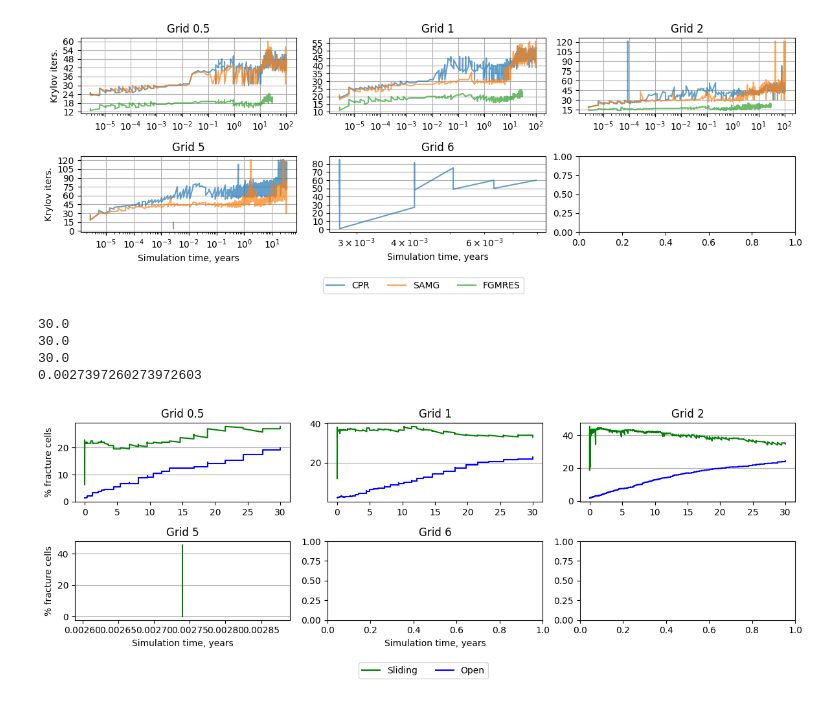
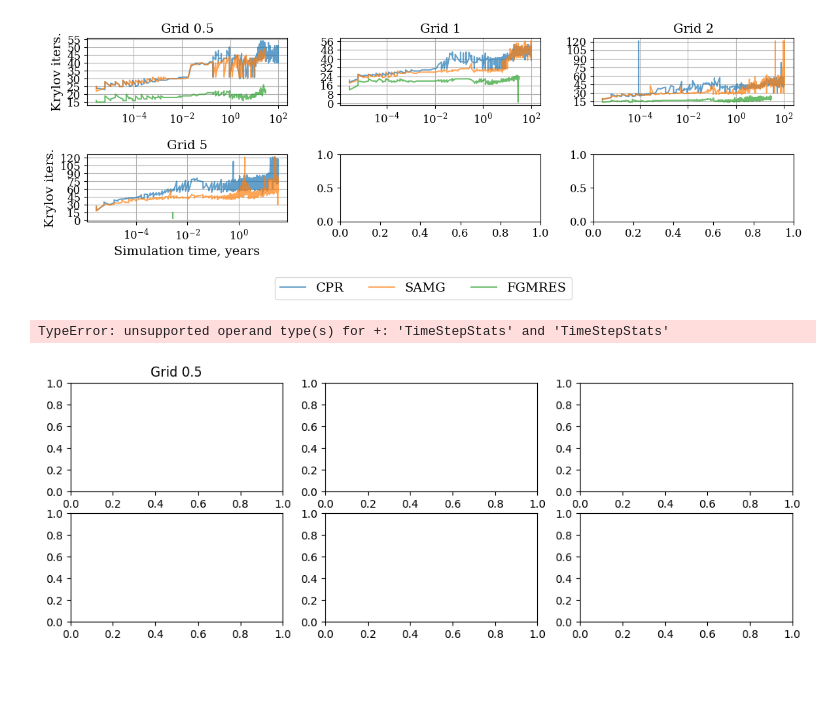
Before and after one commit to Yuriyzabegaev/FTHM-Solver, a Jupyter notebook: thermal/experiment_thermal_5_results.ipynb, the cells around one changed output. Cells and saved outputs as stored; diff of their text form; code cells hidden in the pictures.

```diff
--- a/thermal/experiment_thermal_5_results.ipynb
+++ b/thermal/experiment_thermal_5_results.ipynb
@@ -12,7 +105,7 @@ grids = [
     # 10,
     # 15,
     # 20,
-    0.5,1,2,5,6
+    0.5,1,2,5,
 ]
 
 data = {}
@@ -41,37 +134,43 @@ for i, g in enumerate(grids):
 shape = [2, 3]
 figsize = (12, 4)
 
 DAY = 3600 * 24
 YEAR = 365 * DAY
 
 def render_element(i, data):
     if len(data) == 0:
         return
     for solver_name, d in data.items():
         ts = np.cumsum(get_time_steps(d))
         ls = get_ls_indices(d)
         # color_converged_reason(d, legend=True)
         # plt.plot(get_gmres_iterations(d), label=solver_name, alpha=0.7, c=colors[solver_name])
         plt.plot(ts[ls] / YEAR, get_gmres_iterations(d), label=solver_name, alpha=0.7, c=colors[solver_name])
+
+        # peclet_max = get_peclet_max(d)
+        # peclet_mean = get_peclet_mean(d)
+        # plt.plot(ts[ls] / YEAR, peclet_max, label=solver_name, alpha=0.7, c=colors[solver_name])
+        # plt.ylim(0, 3000)
+
         # plt.twinx()
         # plt.yscale('log')
         # ls = get_ls_indices(d)
         # plt.plot(np.array(get_time_steps(d))[ls] / DAY , color='black', alpha=0.5, label='Time')
     plt.gca().grid(True)
     set_integer_ticks("vertical")
     # color_time_steps(data['CPR'], fill=True, legend=True)
     # plt.yscale('log')
     plt.xscale('log')
 
 
 plot_grid(
     data, render_element, shape=shape, figsize=figsize, legend=True, ax_titles=names, xlabel='Simulation time, years'
 )
 # %% [output]
-[figure, old version]
+[figure, new version]
 # %%
 def render_element(i: int, entry: Sequence[TimeStepStats]):
-    entry = entry.get('FGMRES')
+    entry = entry.get('CPR')
     if entry is None:
         return
     ts = np.cumsum(get_time_steps(entry))
@@ -79,13 +178,15 @@ def render_element(i: int, entry: Sequence[TimeStepStats]):
 
     st, sl, op = get_num_sticking_sliding_open(entry)
     total = st + sl + op
+    frac_len_mean = np.mean(load_data(f"../stats/stats_thermal_geo5x{5}_sol{'CPR'}.json")) / 1000
     # color_time_steps(entry, fill=True, grid=False, legend=True)
     plt.gca().grid(False)
     plt.gca().grid(True, which="major", axis="y")
     marker = None
-    plt.plot(ts[ls] / YEAR, sl / total * 100, label="Sliding", marker=marker, color=COLOR_SLIDING)
-    plt.plot(ts[ls]/ YEAR, op / total * 100, label="Open", marker=marker, color=COLOR_OPEN)
-    print(ts[ls][-1] / YEAR)
+    plt.plot(ts[ls] / YEAR, sl *frac_len_mean, label="Sliding", marker=marker, color=COLOR_SLIDING)
+    # plt.plot(ts[ls] / YEAR, sl / total * 100, label="Sliding", marker=marker, color=COLOR_SLIDING)
+    # plt.plot(ts[ls]/ YEAR, op / total * 100, label="Open", marker=marker, color=COLOR_OPEN)
+    # print(ts[ls][-1] / YEAR)
     cfl = get_cfl(entry)
     peclet_max = get_peclet_max(entry)
     peclet_mean = get_peclet_mean(entry)
@@ -108,8 +209,5 @@ plot_grid(
 )
 # plt.savefig(save_path + 'fracture_length.pdf', bbox_inches='tight')
 # %% [output]
-30.0
-30.0
-30.0
-0.0027397260273972603
+TypeError: unsupported operand type(s) for +: 'TimeStepStats' and 'TimeStepStats'
-[figure, old version]
+[figure, new version]
```
Also changed, not shown: parts of 9 cells of this notebook, 14 other files.
